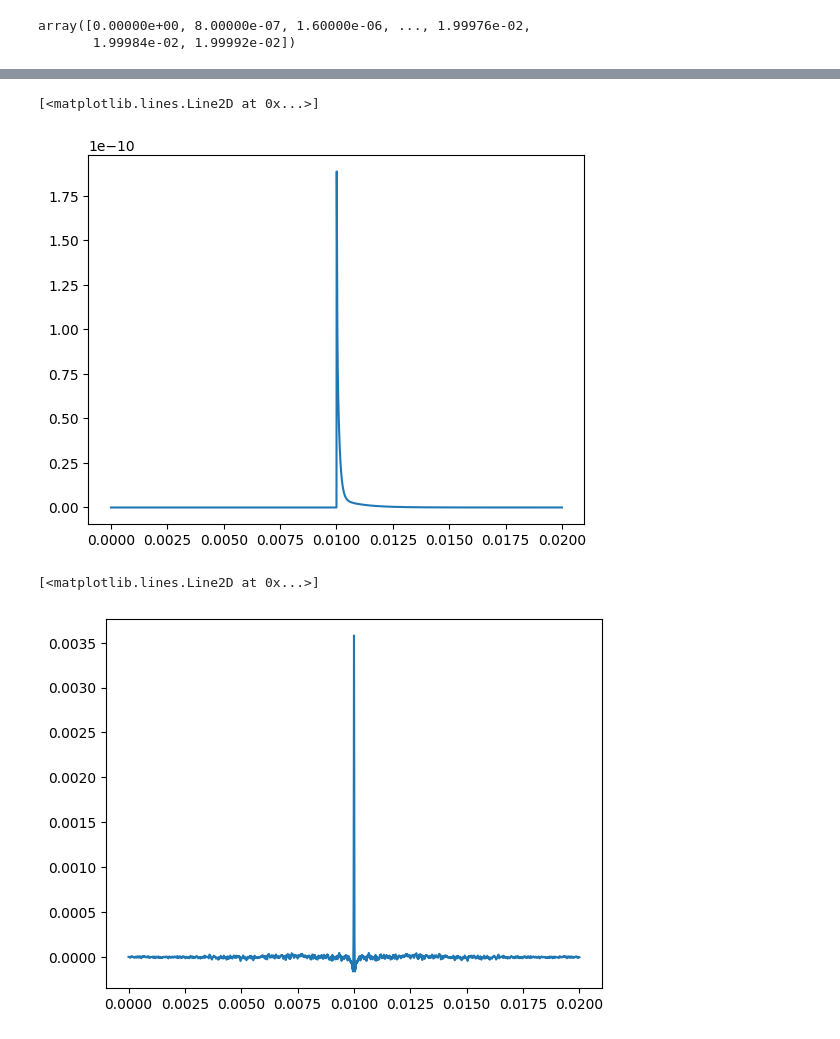
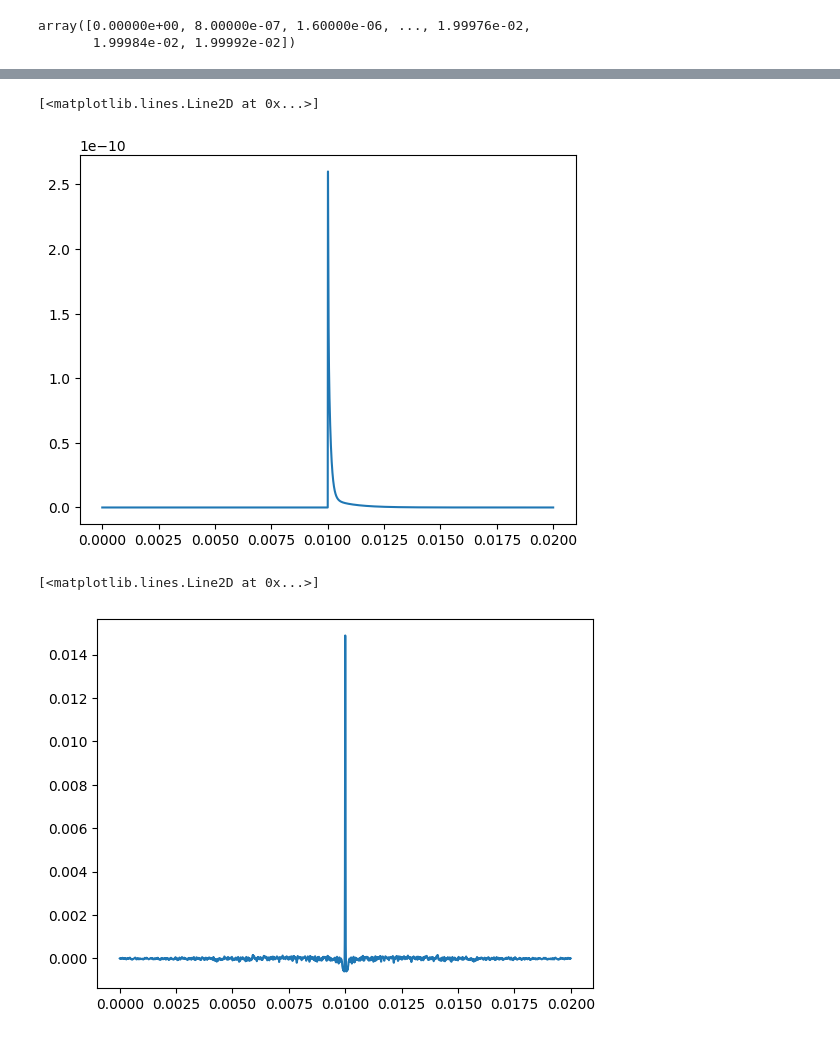
Before and after one commit to spice-herald/detprocess, a Jupyter notebook: examples/salting_dev.ipynb, the cells around one changed output, grey strips where cells are left out. Cells and saved outputs as stored; diff of their text form; code cells hidden in the pictures.

```diff
--- a/examples/salting_dev.ipynb
+++ b/examples/salting_dev.ipynb
@@ -95,5 +92,5 @@ salts,filtsalts = salting.generate_salt(chan,
                         energies=energies,
                         PCE = pce,
                         pdf_file=pdf_file,
-                        nevents=1000)
+                        nevents=20)
 # %% [output]
@@ -123,11 +133,11 @@ plt.plot(time,salts[1580][0][0])
 # %%
-plt.plot(time,salts[1580][1][0])
+plt.plot(time,salts[0][1][0])
 # %% [output]
 [<matplotlib.lines.Line2D at 0x...>]
-[figure, old version]
+[figure, new version]
 # %%
-plt.plot(time,filtsalts[1580][0][0])
+plt.plot(time,filtsalts[0][0][0])
 # %% [output]
 [<matplotlib.lines.Line2D at 0x...>]
-[figure, old version]
+[figure, new version]
 # %%
```
Also changed, not shown: parts of 17 cells of this notebook, 2 other files.
